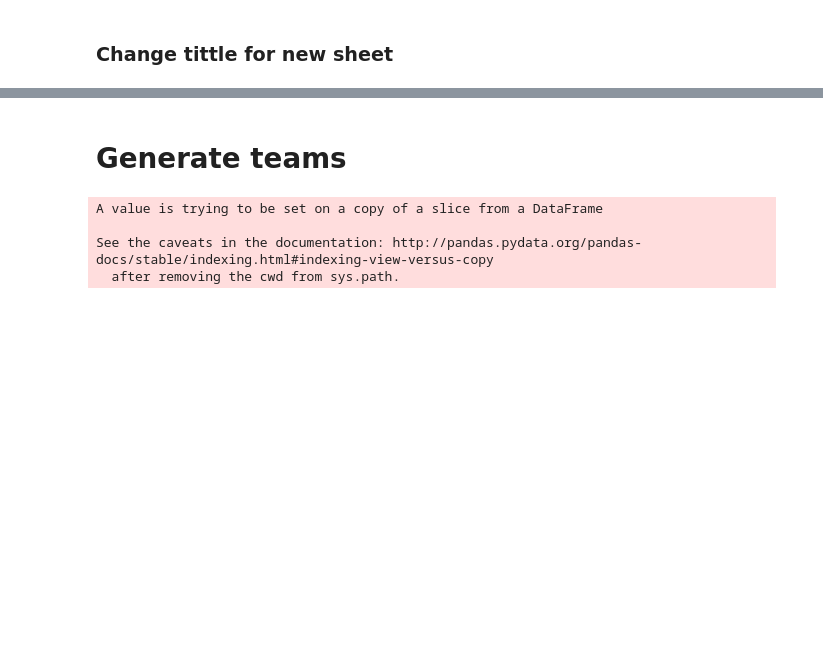
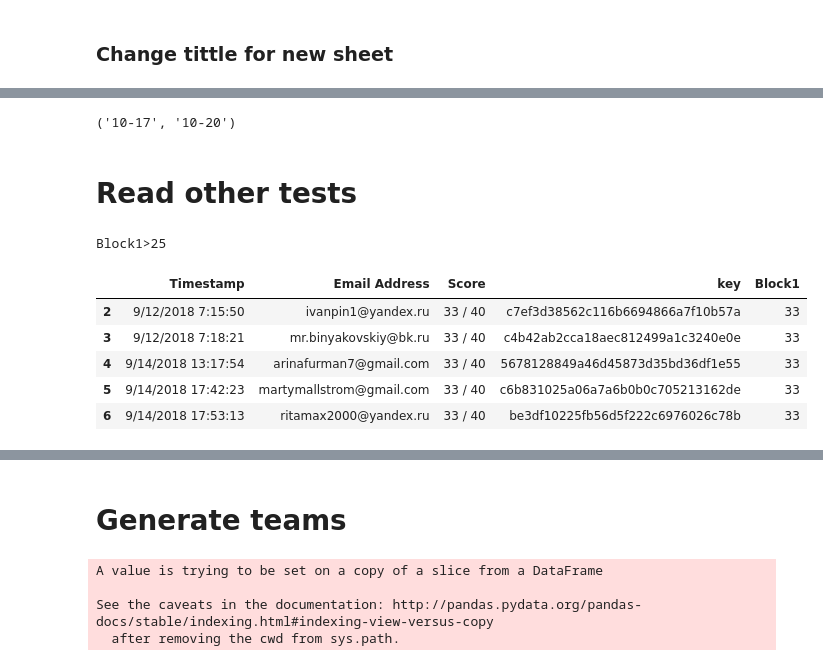
Before and after one commit to ffbskt/msu_graph, a Jupyter notebook: Edit data.ipynb, the cells around one changed output, grey strips where cells are left out. Drawn from its saved outputs; the diff is of its cells as text; code cells hidden in the pictures; blank space fills up the shorter version.

```diff
--- a/Edit data.ipynb
+++ b/Edit data.ipynb
@@ -387,0 +373,6 @@ else:
+# %%
+todaydate,tomorow
+# %% [output]
+('10-17', '10-20')
+# %% [markdown]
+# Read other tests
@@ -387,0 +386,15 @@ else:
+# %%
+df["key"] = df["Email Address"].apply(PandasForm.mail_hesh)
+df["Block1"] = df["Score"].apply(PandasForm.score_to_int)
+ndf = util.get_row_by_keys(df, ['25',], ['Block1'], ratio=">")
+# %% [output]
+Block1>25
+# %%
+ndf.head()
+# %% [output]
+|  | Timestamp | Email Address | Score | key | Block1 |
+| 2 | 9/12/2018 7:15:50 | ivanpin1@yandex.ru | 33 / 40 | c7ef3d38562c116b6694866a7f10b57a | 33 |
+| 3 | 9/12/2018 7:18:21 | mr.binyakovskiy@bk.ru | 33 / 40 | c4b42ab2cca18aec812499a1c3240e0e | 33 |
+| 4 | 9/14/2018 13:17:54 | arinafurman7@gmail.com | 33 / 40 | 5678128849a46d45873d35bd36df1e55 | 33 |
+| 5 | 9/14/2018 17:42:23 | martymallstrom@gmail.com | 33 / 40 | c6b831025a06a7a6b0b0c705213162de | 33 |
+| 6 | 9/14/2018 17:53:13 | ritamax2000@yandex.ru | 33 / 40 | be3df10225fb56d5f222c6976026c78b | 33 |
```
Also changed, not shown: parts of 41 cells of this notebook, 4 other files.
